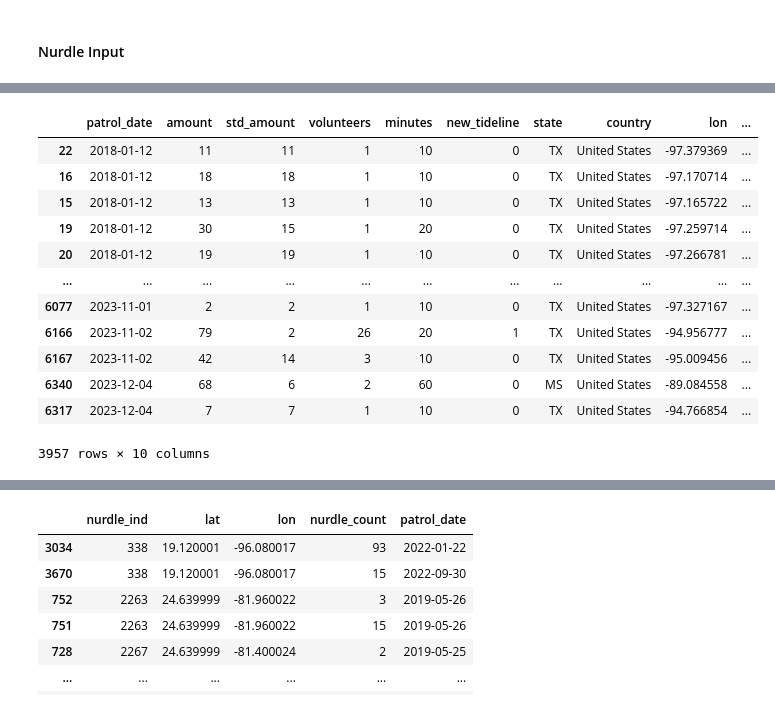
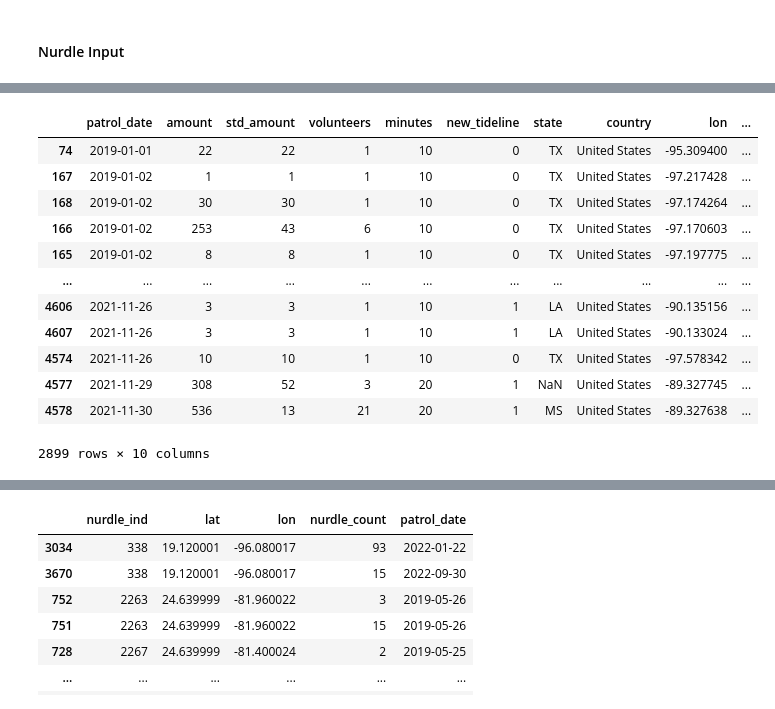
Before and after one commit to davidavzP/GOM_microplastics, a Jupyter notebook: gen_particleset.ipynb, the cells around one changed output, grey strips where cells are left out. Cells and saved outputs as stored; diff of their text form; code cells hidden in the pictures.

```diff
--- a/gen_particleset.ipynb
+++ b/gen_particleset.ipynb
@@ -292,22 +301,23 @@ gom_masks = gom_masks.assign(ocean_id_mask = (('Latitude', 'Longitude'), ocean_i
 # %%
 nurdles_raw = pd.read_csv('data/nurdle_report_full.csv')
 nurdles_raw[['lon', 'lat']]= nurdles_raw['lonlat'].str.split(',', 1, expand=True).apply(pd.to_numeric)
 nurdles_raw['patrol_date'] = nurdles_raw.patrol_date.apply(pd.to_datetime)
 nurdles_all = nurdles_raw.drop(columns = ['submitted', 'lonlat',  'notes', 'org'],)
-nurdles_all = nurdles_all[(nurdles_all.lon >= MIN_LON) & (nurdles_all.lon <= MAX_LON) & (nurdles_all.lat >= MIN_LAT) & (nurdles_all.lat <= MAX_LAT) & (nurdles_all.amount > 0.0)]
+nurdles_all = nurdles_all[(nurdles_all.lon >= MIN_LON) & (nurdles_all.lon <= MAX_LON) & (nurdles_all.lat >= MIN_LAT) & (nurdles_all.lat <= MAX_LAT)&(nurdles_all.amount > 0.0)]
+nurdles_all = nurdles_all[ (nurdles_all.patrol_date.dt.year >= 2019) & (nurdles_all.patrol_date <= pd.Timestamp(2021, 12,1))]
 nurdles_all = nurdles_all.sort_values(by = 'patrol_date', ascending=True)
 nurdles_all
 # %% [output]
 |  | patrol_date | amount | std_amount | volunteers | minutes | new_tideline | state | country | lon | ... |
-| 22 | 2018-01-12 | 11 | 11 | 1 | 10 | 0 | TX | United States | -97.379369 | ... |
-| 16 | 2018-01-12 | 18 | 18 | 1 | 10 | 0 | TX | United States | -97.170714 | ... |
-| 15 | 2018-01-12 | 13 | 13 | 1 | 10 | 0 | TX | United States | -97.165722 | ... |
-| 19 | 2018-01-12 | 30 | 15 | 1 | 20 | 0 | TX | United States | -97.259714 | ... |
-| 20 | 2018-01-12 | 19 | 19 | 1 | 10 | 0 | TX | United States | -97.266781 | ... |
+| 74 | 2019-01-01 | 22 | 22 | 1 | 10 | 0 | TX | United States | -95.309400 | ... |
+| 167 | 2019-01-02 | 1 | 1 | 1 | 10 | 0 | TX | United States | -97.217428 | ... |
+| 168 | 2019-01-02 | 30 | 30 | 1 | 10 | 0 | TX | United States | -97.174264 | ... |
+| 166 | 2019-01-02 | 253 | 43 | 6 | 10 | 0 | TX | United States | -97.170603 | ... |
+| 165 | 2019-01-02 | 8 | 8 | 1 | 10 | 0 | TX | United States | -97.197775 | ... |
 | ... | ... | ... | ... | ... | ... | ... | ... | ... | ... | ... |
-| 6077 | 2023-11-01 | 2 | 2 | 1 | 10 | 0 | TX | United States | -97.327167 | ... |
-| 6166 | 2023-11-02 | 79 | 2 | 26 | 20 | 1 | TX | United States | -94.956777 | ... |
-| 6167 | 2023-11-02 | 42 | 14 | 3 | 10 | 0 | TX | United States | -95.009456 | ... |
-| 6340 | 2023-12-04 | 68 | 6 | 2 | 60 | 0 | MS | United States | -89.084558 | ... |
-| 6317 | 2023-12-04 | 7 | 7 | 1 | 10 | 0 | TX | United States | -94.766854 | ... |
+| 4606 | 2021-11-26 | 3 | 3 | 1 | 10 | 1 | LA | United States | -90.135156 | ... |
+| 4607 | 2021-11-26 | 3 | 3 | 1 | 10 | 1 | LA | United States | -90.133024 | ... |
+| 4574 | 2021-11-26 | 10 | 10 | 1 | 10 | 0 | TX | United States | -97.578342 | ... |
+| 4577 | 2021-11-29 | 308 | 52 | 3 | 20 | 1 | NaN | United States | -89.327745 | ... |
+| 4578 | 2021-11-30 | 536 | 13 | 21 | 20 | 1 | MS | United States | -89.327638 | ... |
-3957 rows × 10 columns
+2899 rows × 10 columns
```
Also changed, not shown: parts of 12 cells of this notebook, 2 other files.
